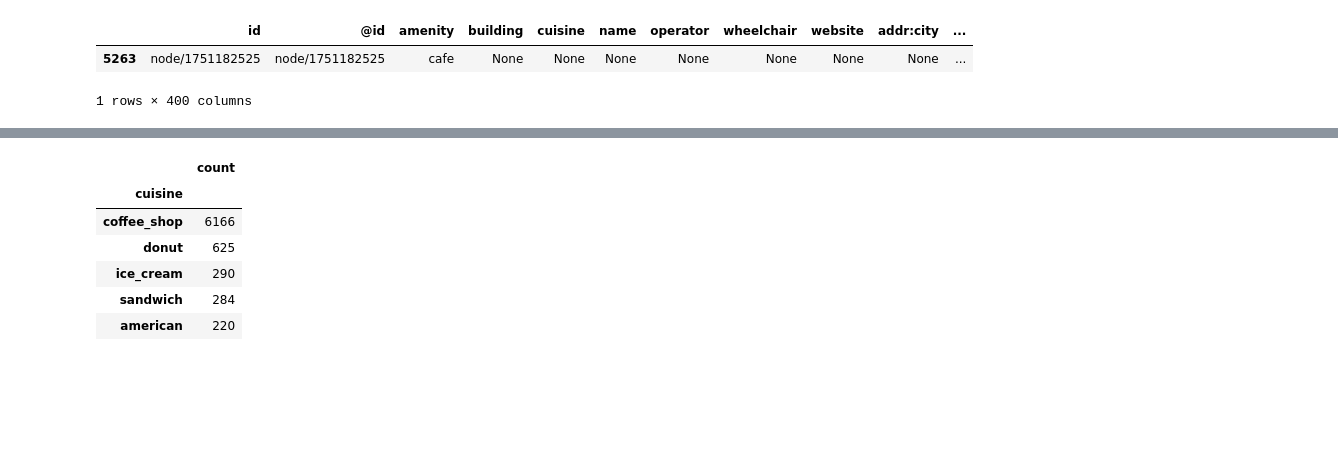
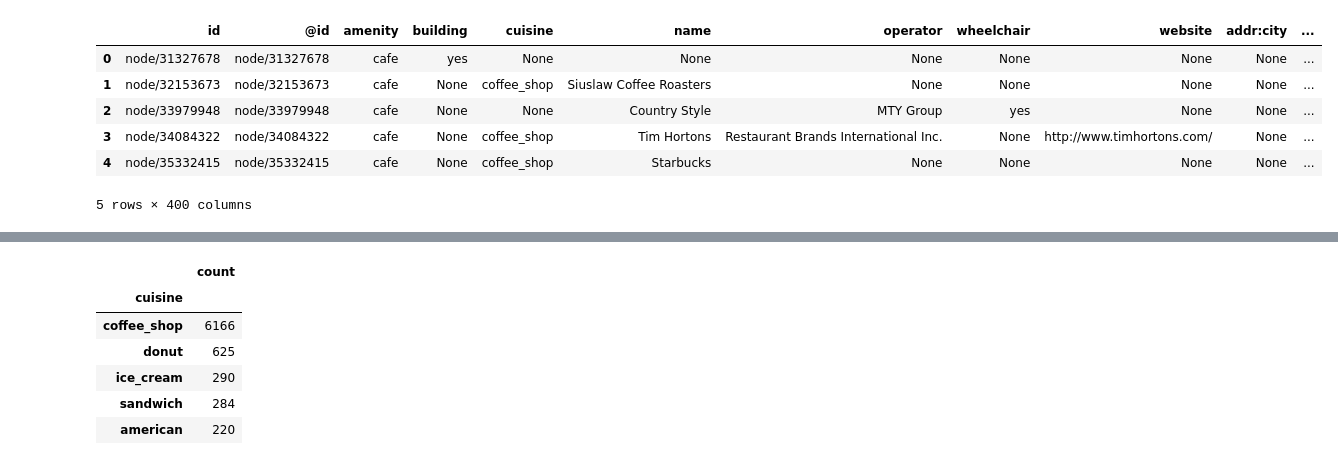
Before and after one commit to dovinmu/python-viz-notebooks, a Jupyter notebook: exploring_geographic_data.ipynb, the cells around one changed output, grey strips where cells are left out. Cells and saved outputs as stored; diff of their text form; code cells hidden in the pictures; blank space fills up the shorter version.

```diff
--- a/exploring_geographic_data.ipynb
+++ b/exploring_geographic_data.ipynb
@@ -14,11 +23,14 @@ cities.sample(5)
 # %%
-import geopandas
 cafes = geopandas.read_file('cafes_us_OSM.geojson')
-cafes.sample()
+cafes.head()
 # %% [output]
 |  | id | @id | amenity | building | cuisine | name | operator | wheelchair | website | addr:city | ... |
-| 5263 | node/1751182525 | node/1751182525 | cafe | None | None | None | None | None | None | None | ... |
+| 0 | node/31327678 | node/31327678 | cafe | yes | None | None | None | None | None | None | ... |
+| 1 | node/32153673 | node/32153673 | cafe | None | coffee_shop | Siuslaw Coffee Roasters | None | None | None | None | ... |
+| 2 | node/33979948 | node/33979948 | cafe | None | None | Country Style | MTY Group | yes | None | None | ... |
+| 3 | node/34084322 | node/34084322 | cafe | None | coffee_shop | Tim Hortons | Restaurant Brands International Inc. | None | http://www.timhortons.com/ | None | ... |
+| 4 | node/35332415 | node/35332415 | cafe | None | coffee_shop | Starbucks | None | None | None | None | ... |
-1 rows × 400 columns
+5 rows × 400 columns
 # %%
 cafes.sample().T.dropna()
 # %% [output]
```
Also changed, not shown: parts of 16 cells of this notebook.
